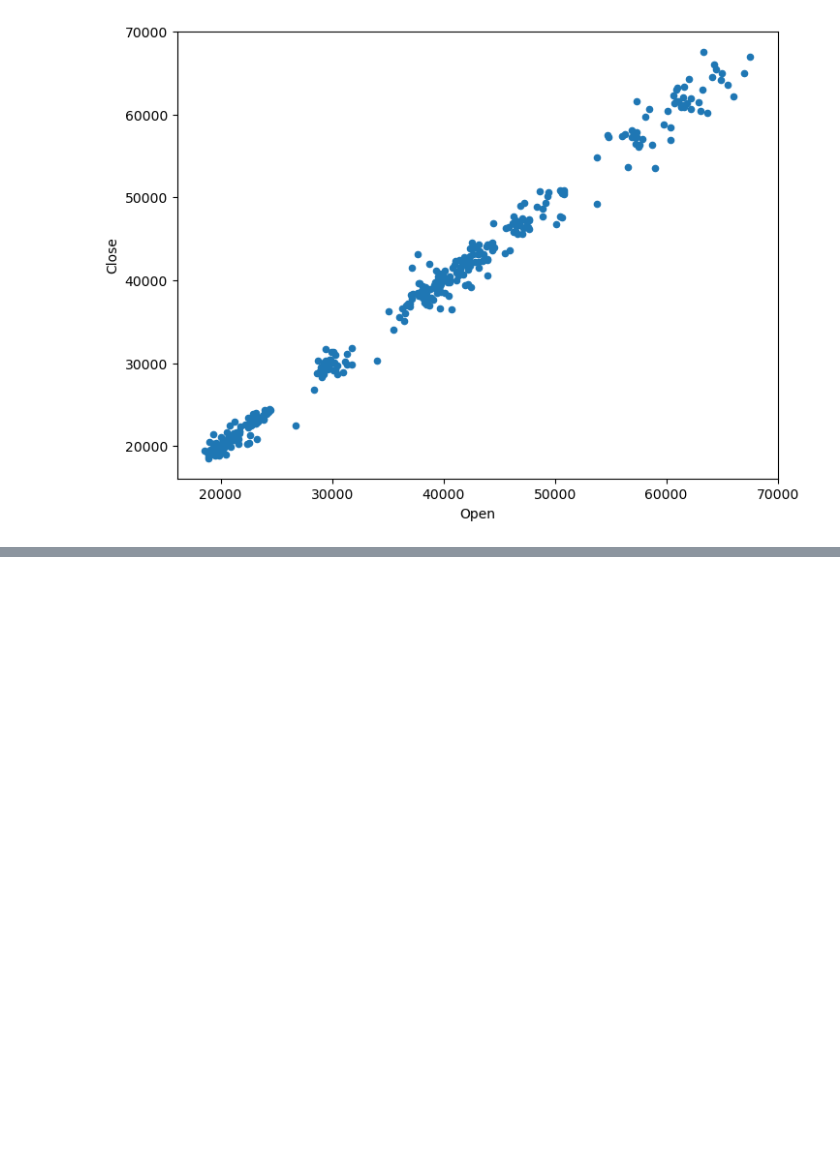
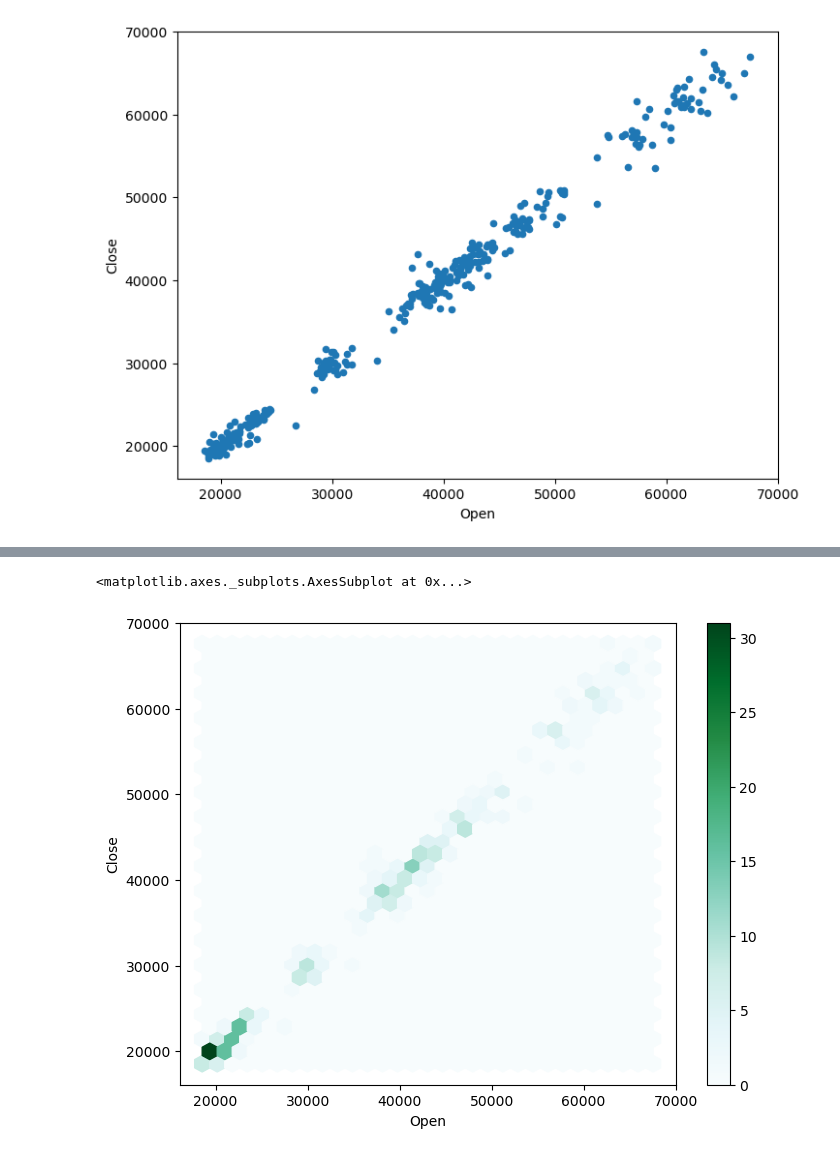
Before and after one commit to g3-reiten/scalable-backtesting-pipeline, a Jupyter notebook: notebooks/EDA_BTC-USD.ipynb, the cells around one changed output, grey strips where cells are left out. Drawn from its saved outputs; the diff is of its cells as text; code cells hidden in the pictures; blank space fills up the shorter version.

```diff
--- a/notebooks/EDA_BTC-USD.ipynb
+++ b/notebooks/EDA_BTC-USD.ipynb
@@ -77,0 +85,5 @@ data.plot.scatter(x='Open', y='Close', figsize=(8,6))
+# %%
+data.plot.hexbin(x='Open', y='Close',gridsize=30, figsize=(8,6))
+# %% [output]
+<matplotlib.axes._subplots.AxesSubplot at 0x...>
+[figure, added]
```
Also changed, not shown: parts of 2 cells of this notebook.
